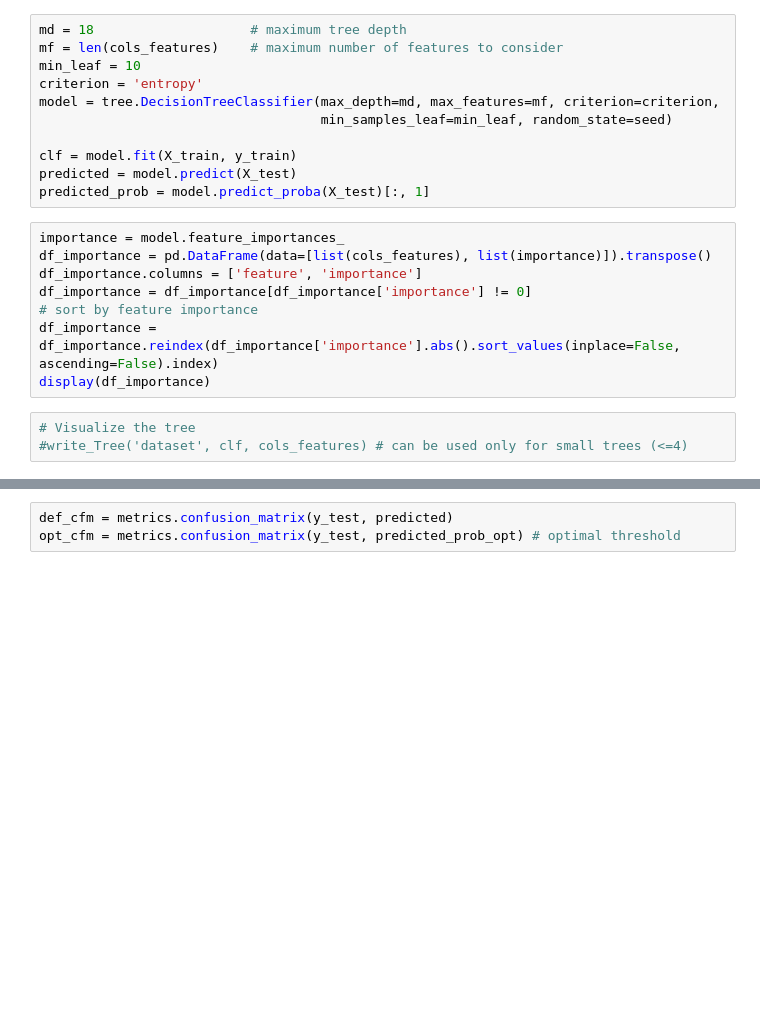
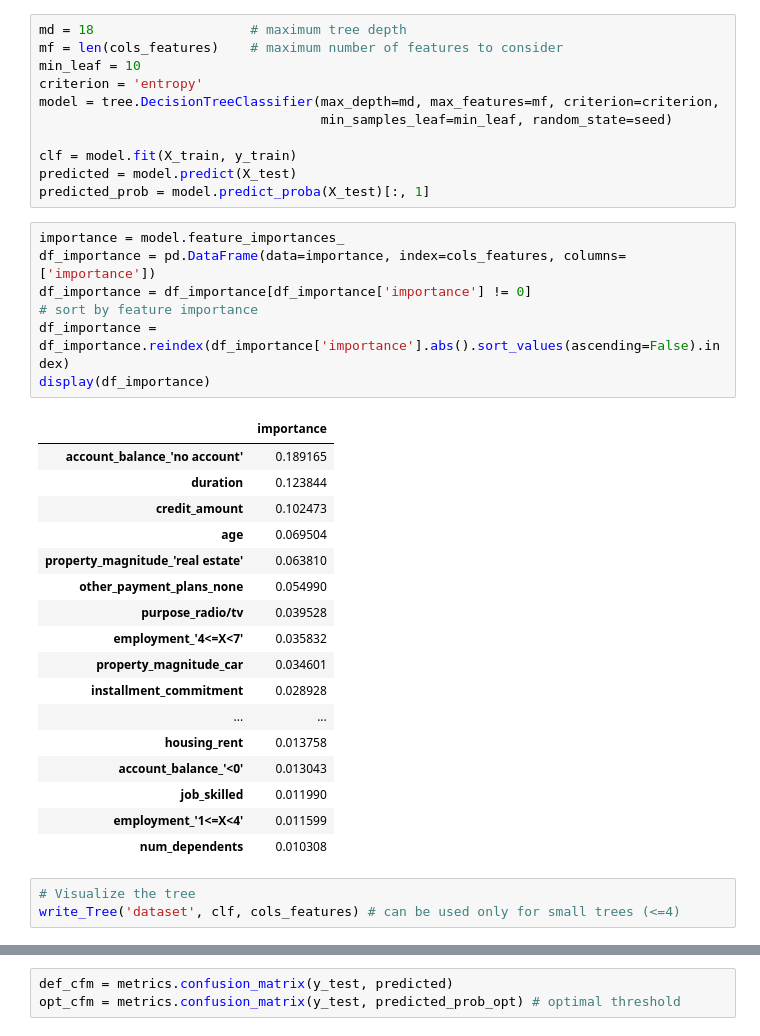
Before and after one commit to moriartyj/ds_course, a Jupyter notebook: German_credict_teacher_full.ipynb, the cells around one changed output, grey strips where cells are left out. Cells and saved outputs as stored; diff of their text form; blank space fills up the shorter version.

Commit message:
Fixed write_Tree function + minor bugfixes

```diff
--- a/German_credict_teacher_full.ipynb
+++ b/German_credict_teacher_full.ipynb
@@ -327,15 +413,32 @@ predicted = model.predict(X_test)
 predicted_prob = model.predict_proba(X_test)[:, 1]
 # %%
 importance = model.feature_importances_
-df_importance = pd.DataFrame(data=[list(cols_features), list(importance)]).transpose()
-df_importance.columns = ['feature', 'importance']
+df_importance = pd.DataFrame(data=importance, index=cols_features, columns=['importance'])
 df_importance = df_importance[df_importance['importance'] != 0]
 # sort by feature importance
-df_importance = df_importance.reindex(df_importance['importance'].abs().sort_values(inplace=False, ascending=False).index)
+df_importance = df_importance.reindex(df_importance['importance'].abs().sort_values(ascending=False).index)
 display(df_importance)
+# %% [output]
+|  | importance |
+| account_balance_'no account' | 0.189165 |
+| duration | 0.123844 |
+| credit_amount | 0.102473 |
+| age | 0.069504 |
+| property_magnitude_'real estate' | 0.063810 |
+| other_payment_plans_none | 0.054990 |
+| purpose_radio/tv | 0.039528 |
+| employment_'4<=X<7' | 0.035832 |
+| property_magnitude_car | 0.034601 |
+| installment_commitment | 0.028928 |
+| ... | ... |
+| housing_rent | 0.013758 |
+| account_balance_'<0' | 0.013043 |
+| job_skilled | 0.011990 |
+| employment_'1<=X<4' | 0.011599 |
+| num_dependents | 0.010308 |
 # %%
 # Visualize the tree
-#write_Tree('dataset', clf, cols_features) # can be used only for small trees (<=4)
+write_Tree('dataset', clf, cols_features) # can be used only for small trees (<=4)
 # %%
 fpr, tpr, _ = metrics.roc_curve(np.array(y_test), predicted_prob)
 auc = metrics.auc(fpr,tpr)
```
Also changed, not shown: parts of 26 cells of this notebook, 4 other files.
